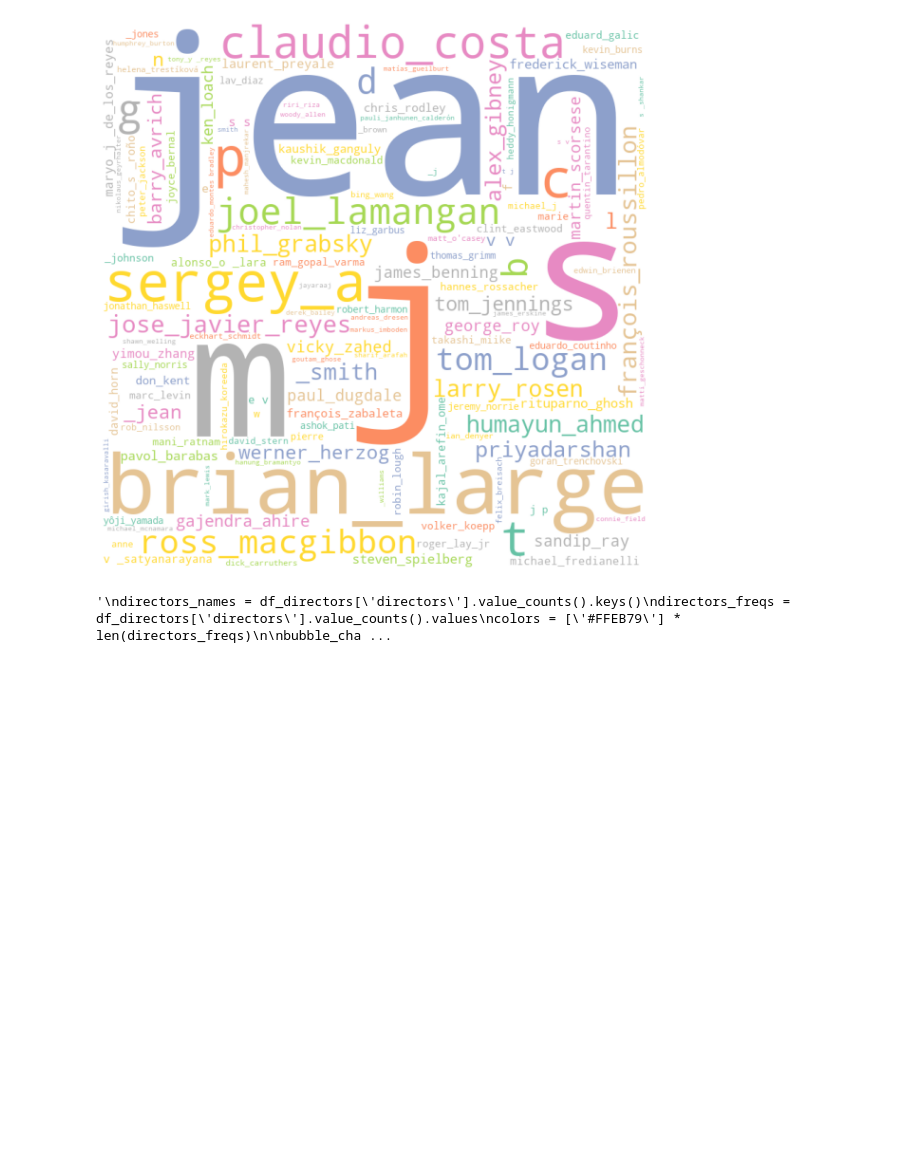
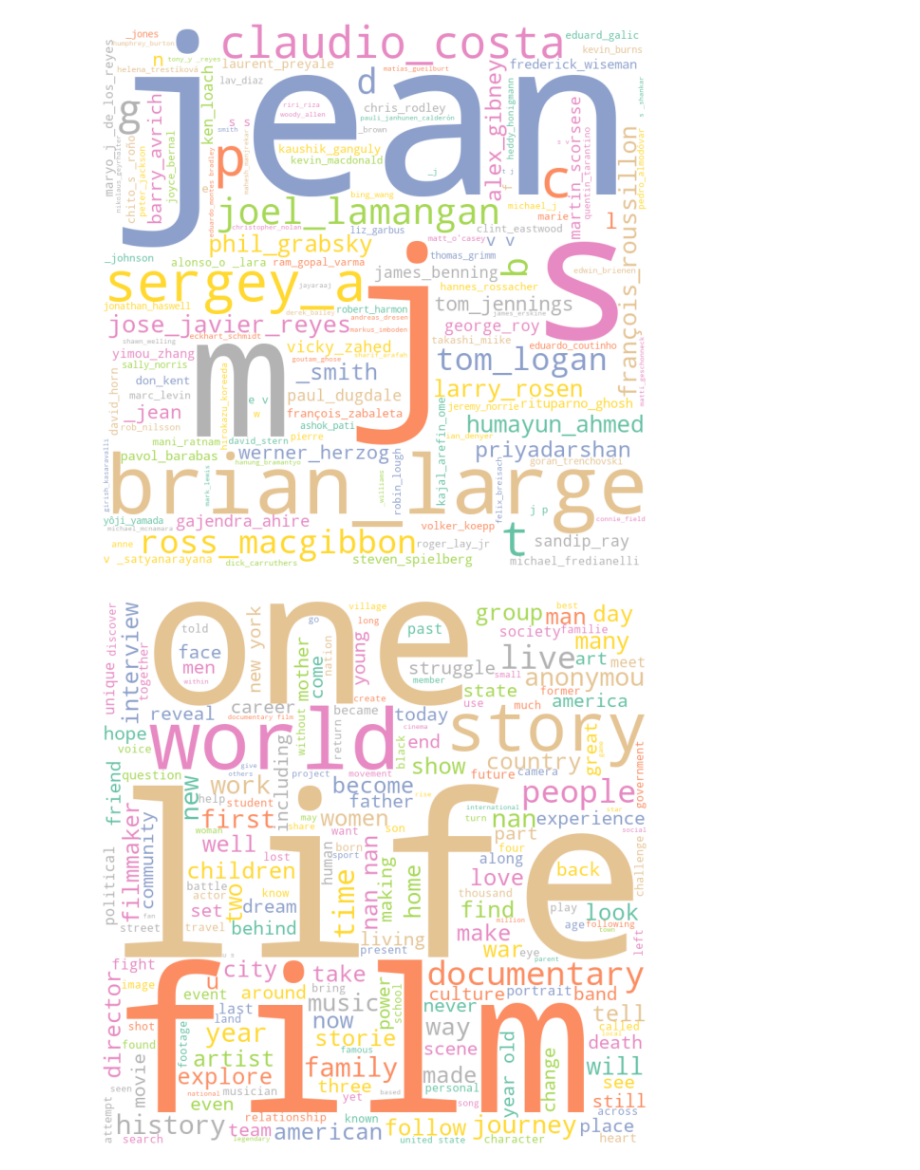
Before and after one commit to margaridav27/feup-pri, a Jupyter notebook: milestone1/notebooks/plots.ipynb, the cells around one changed output. Saved outputs shown, nothing was run; the diff lists cells and outputs as text; code cells hidden in the pictures; blank space fills up the shorter version.

Commit message:
wordcloud synopsis per genre

```diff
--- a/milestone1/notebooks/plots.ipynb
+++ b/milestone1/notebooks/plots.ipynb
@@ -246,23 +246,35 @@ plt.tight_layout(pad=0)
 plt.show()
 # %% [output]
 [figure]
-# %%
-"""
-directors_names = df_directors['directors'].value_counts().keys()
-directors_freqs = df_directors['directors'].value_counts().values
-colors = ['#FFEB79'] * len(directors_freqs)
-
-bubble_chart = BubbleChart(area=directors_freqs, bubble_spacing=0.1)
-bubble_chart.collapse()
-
-fig, ax = plt.subplots(subplot_kw=dict(aspect="equal"))
-bubble_chart.plot(ax, directors_names)
-ax.axis('off')
-ax.relim()
-ax.autoscale_view()
-ax.set_title('Directors\' movies')
-
-plt.show()
-"""
-# %% [output]
-'\ndirectors_names = df_directors[\'directors\'].value_counts().keys()\ndirectors_freqs = df_directors[\'directors\'].value_counts().values\ncolors = [\'#FFEB79\'] * len(directors_freqs)\n\nbubble_cha ...
+# %%
+def return_text(df):
+    comment_words = ''
+
+    for index, row in df.iterrows():
+        val = str(row['synopsis'])
+
+        tokens = val.split()
+
+        for i in range(len(tokens)):
+            tokens[i] = tokens[i].lower()
+
+        comment_words += " ".join(tokens)+" "
+    return comment_words
+# %%
+documentary = df_genre[df_genre['genres'] == 'Documentary']
+
+wordcloud = WordCloud(
+    width=800,
+    height=800,
+    background_color='white',
+    colormap='Set2',
+    min_font_size=10).generate(return_text(documentary))
+
+plt.figure(figsize=(8,8), facecolor=None)
+plt.imshow(wordcloud)
+plt.axis('off')
+plt.tight_layout(pad=0)
+
+plt.show()
+# %% [output]
+[figure, added]
```
Also changed, not shown: parts of 8 cells of this notebook, 7 other files.
